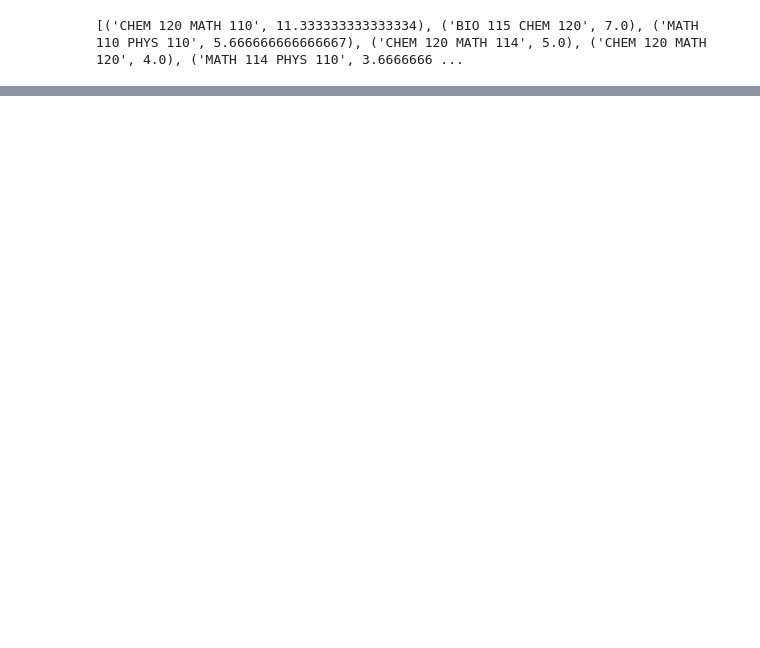
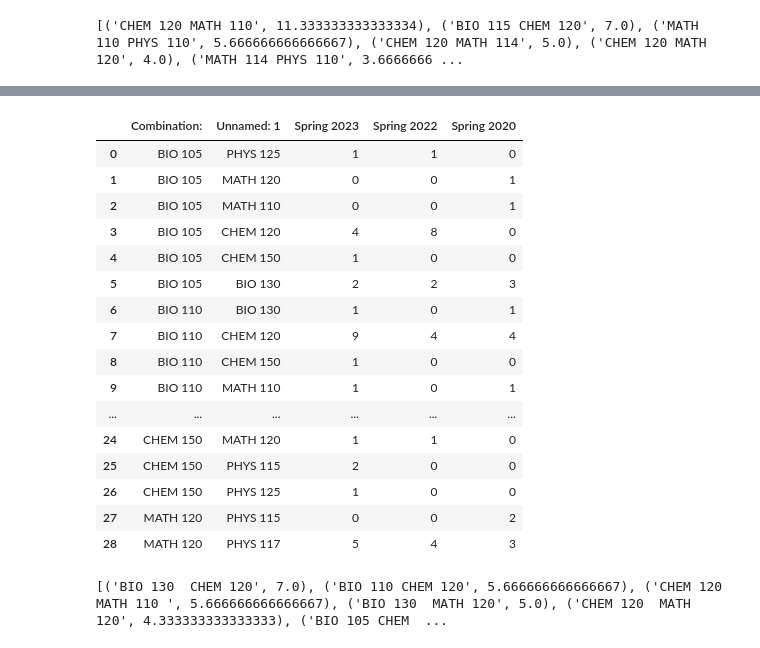
Before and after one commit to ryantang444/Chemstuff, a Jupyter notebook: scheduling_tool.ipynb, the cells around one changed output, grey strips where cells are left out. Drawn from its saved outputs; the diff is of its cells as text; code cells hidden in the pictures; blank space fills up the shorter version.

```diff
--- a/scheduling_tool.ipynb
+++ b/scheduling_tool.ipynb
@@ -70 +47,39 @@ list_to_score(a_list)
+# %%
+springdf = pd.read_csv("/content/sample_data/Spring co-enrolls - Sheet1.csv")
+springdf
+# %% [output]
+|  | Combination: | Unnamed: 1 | Spring 2023 | Spring 2022 | Spring 2020 |
+| 0 | BIO 105 | PHYS 125 | 1 | 1 | 0 |
+| 1 | BIO 105 | MATH 120 | 0 | 0 | 1 |
+| 2 | BIO 105 | MATH 110 | 0 | 0 | 1 |
+| 3 | BIO 105 | CHEM 120 | 4 | 8 | 0 |
+| 4 | BIO 105 | CHEM 150 | 1 | 0 | 0 |
+| 5 | BIO 105 | BIO 130 | 2 | 2 | 3 |
+| 6 | BIO 110 | BIO 130 | 1 | 0 | 1 |
+| 7 | BIO 110 | CHEM 120 | 9 | 4 | 4 |
+| 8 | BIO 110 | CHEM 150 | 1 | 0 | 0 |
+| 9 | BIO 110 | MATH 110 | 1 | 0 | 1 |
+| ... | ... | ... | ... | ... | ... |
+| 24 | CHEM 150 | MATH 120 | 1 | 1 | 0 |
+| 25 | CHEM 150 | PHYS 115 | 2 | 0 | 0 |
+| 26 | CHEM 150 | PHYS 125 | 1 | 0 | 0 |
+| 27 | MATH 120 | PHYS 115 | 0 | 0 | 2 |
+| 28 | MATH 120 | PHYS 117 | 5 | 4 | 3 |
+# %%
+def averages(springdf: pd.DataFrame):
+    ranking = {}
+    for i in range(28):
+        mean = (springdf.iloc[i,2] + springdf.iloc[i,3] + springdf.iloc[i,4]) / 3
+        ranking[springdf.iloc[i,0] + ' ' + springdf.iloc [i,1]] = mean
+
+    springsortedranking = sorted(ranking.items(), key=lambda x:x[1], reverse=True)
+    return springsortedranking
+
+springsortedranking = averages(springdf)
+print(springsortedranking)
+
+
+# make sure they do not end with a space
+# %% [output]
+[('BIO 130  CHEM 120', 7.0), ('BIO 110 CHEM 120', 5.666666666666667), ('CHEM 120  MATH 110 ', 5.666666666666667), ('BIO 130  MATH 120', 5.0), ('CHEM 120  MATH 120', 4.333333333333333), ('BIO 105 CHEM  ...
 # %%
```
Also changed, not shown: parts of 7 cells of this notebook.
